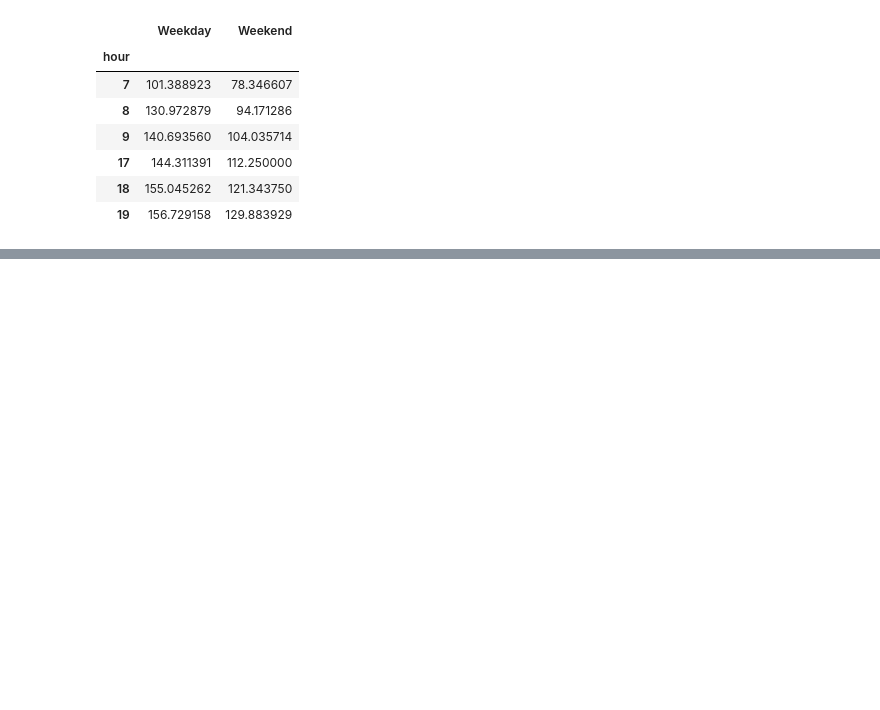
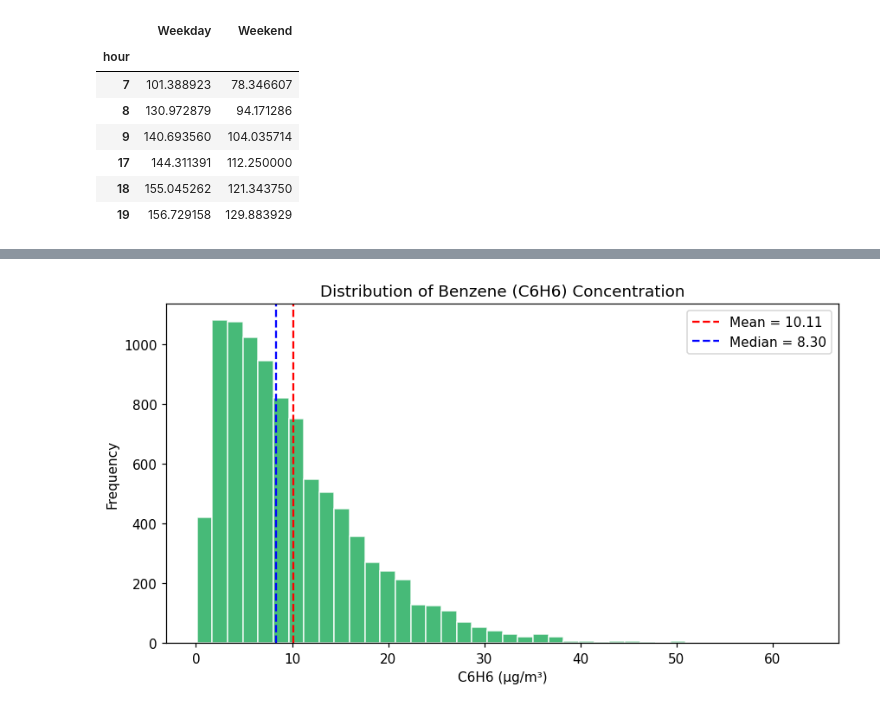
Before and after one commit to darshansuresh006-dev/air-quality-analytics, a Jupyter notebook: notebooks/01_air_quality_analysis.ipynb, the cells around one changed output, grey strips where cells are left out. Drawn from its saved outputs; the diff is of its cells as text; code cells hidden in the pictures; blank space fills up the shorter version.

```diff
--- a/notebooks/01_air_quality_analysis.ipynb
+++ b/notebooks/01_air_quality_analysis.ipynb
@@ -331,0 +371,15 @@ no2_pivot.loc[[7, 8, 9, 17, 18, 19]]
+# %%
+fig, ax = plt.subplots(figsize=(8, 4.5))
+data = df['C6H6_GT'].dropna()
+ax.hist(data, bins=40, color='#27ae60', edgecolor='white', alpha=0.85)
+ax.axvline(data.mean(), color='red', linestyle='--', label=f'Mean = {data.mean():.2f}')
+ax.axvline(data.median(), color='blue', linestyle='--', label=f'Median = {data.median():.2f}')
+ax.set_title('Distribution of Benzene (C6H6) Concentration')
+ax.set_xlabel('C6H6 (µg/m³)')
+ax.set_ylabel('Frequency')
+ax.legend()
+fig.tight_layout()
+fig.savefig('../assets/04_histogram_benzene.png')
+plt.show()
+# %% [output]
+[figure, added]
```
Also changed, not shown: parts of 8 cells of this notebook, 8 other files.
